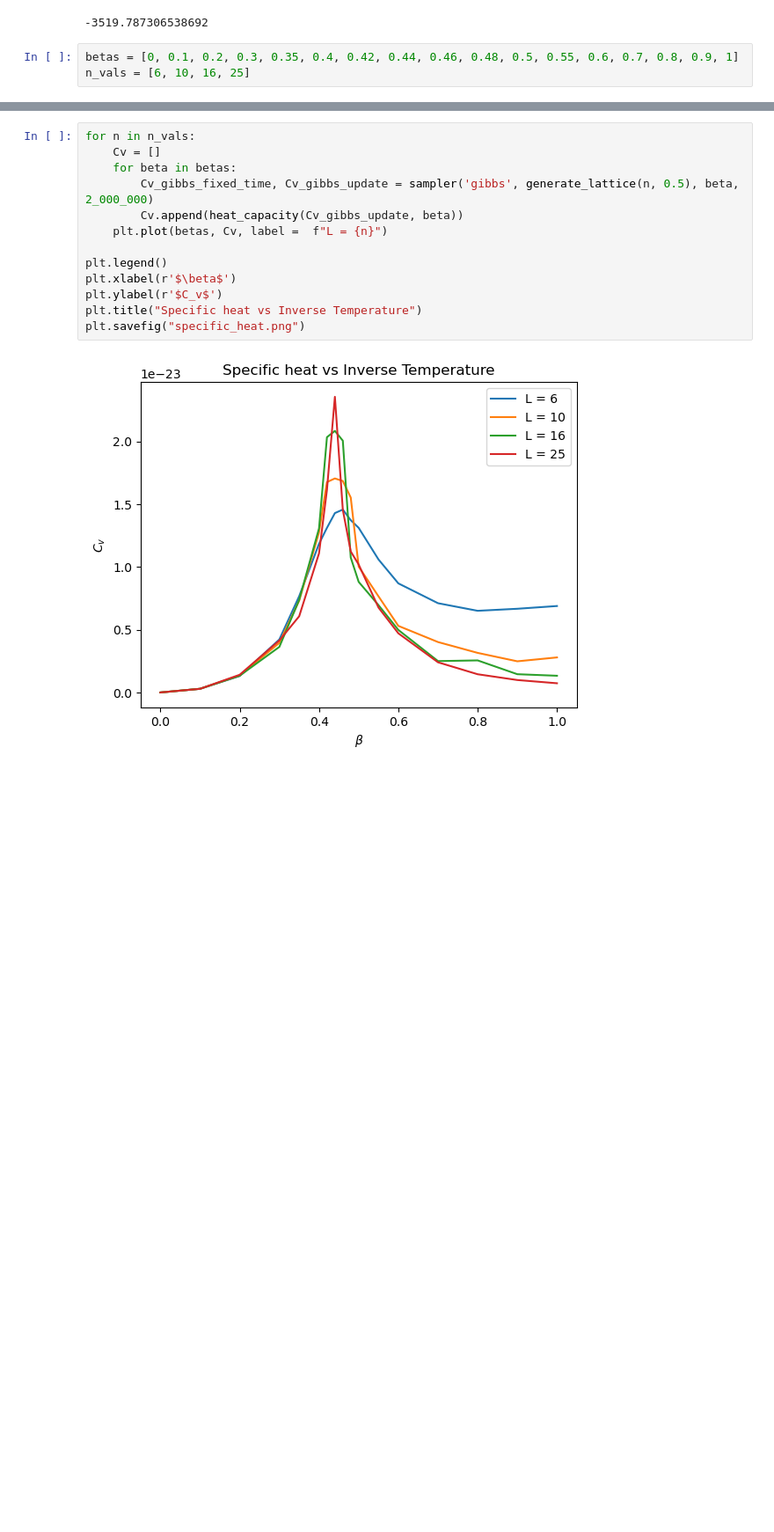
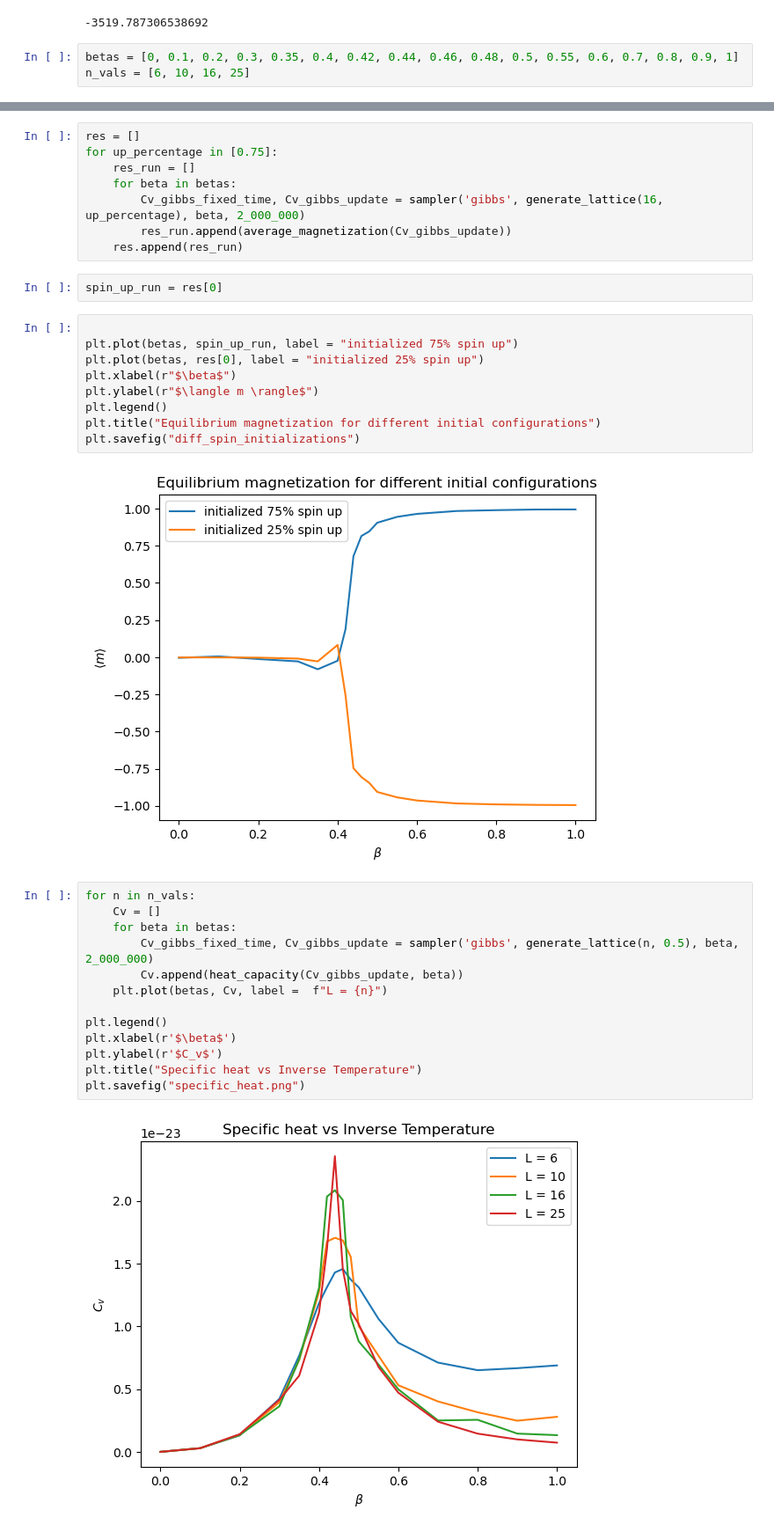
Before and after one commit to fysmoe1121/Phase-Transitions-Ising-Model, a Jupyter notebook: ising_model.ipynb, the cells around one changed output, grey strips where cells are left out. Shown at 88% size. Saved outputs shown, nothing was run; the diff lists cells and outputs as text; blank space fills up the shorter version.

```diff
--- a/ising_model.ipynb
+++ b/ising_model.ipynb
@@ -277,3 +296,24 @@ n_vals = [6, 10, 16, 25]
+# %%
+res = []
+for up_percentage in [0.75]:
+    res_run = []
+    for beta in betas:
+        Cv_gibbs_fixed_time, Cv_gibbs_update = sampler('gibbs', generate_lattice(16, up_percentage), beta, 2_000_000)
+        res_run.append(average_magnetization(Cv_gibbs_update))
+    res.append(res_run)
+# %%
+spin_up_run = res[0]
+# %%
+
+plt.plot(betas, spin_up_run, label = "initialized 75% spin up")
+plt.plot(betas, res[0], label = "initialized 25% spin up")
+plt.xlabel(r"$\beta$")
+plt.ylabel(r"$\langle m \rangle$")
+plt.legend()
+plt.title("Equilibrium magnetization for different initial configurations")
+plt.savefig("diff_spin_initializations")
+# %% [output]
+[figure, added]
 # %%
 for n in n_vals:
     Cv = []
```
Also changed, not shown: parts of 15 cells of this notebook, 15 other files.
